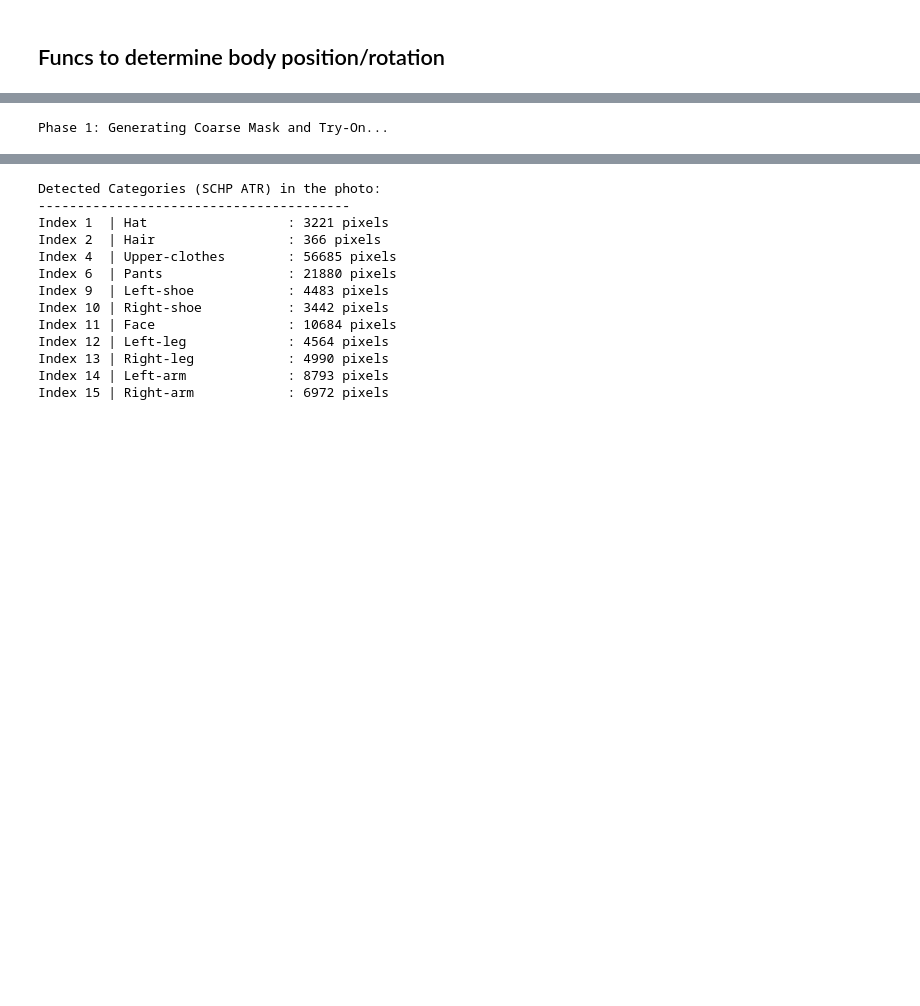
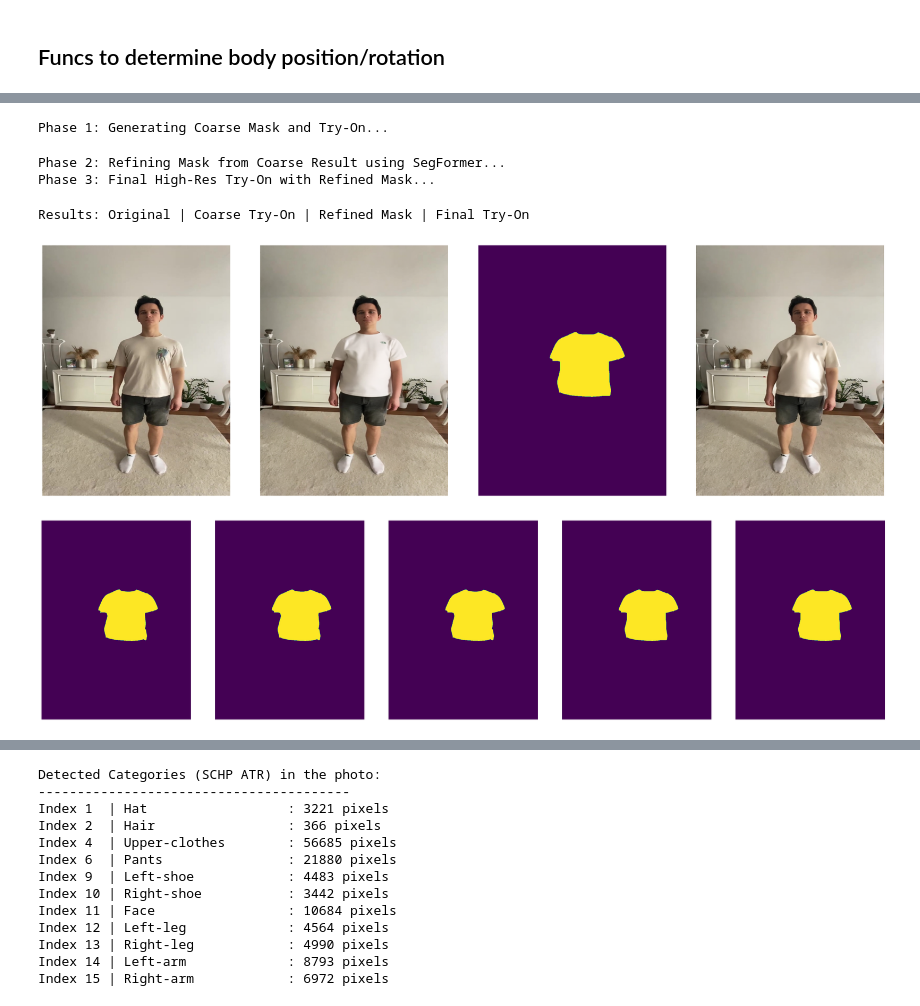
Before and after one commit to Eikthyrnir/CatVTON_3DGS, a Jupyter notebook: CatVTON_sandbox.ipynb, the cells around one changed output, grey strips where cells are left out. Drawn from its saved outputs; the diff is of its cells as text; code cells hidden in the pictures; blank space fills up the shorter version.

```diff
--- a/CatVTON_sandbox.ipynb
+++ b/CatVTON_sandbox.ipynb
@@ -581,12 +647,23 @@ def two_phase_tryon(person_img, garment_img, automasker, pipeline, mask_refiner_
     # Return all intermediate masks and final results
     return coarse_result, refined_mask, final_result, masks_inbetween
 # %%
-# Run the two-phase pipeline
-coarse_res, refined_mask, final_res, masks_refinement_steps = two_phase_tryon(front_person_img, front_garment_image, automasker, pipeline, schp_refine_mask)
+# Run the two-phase pipeline with the new SegFormer refinement
+coarse_res, refined_mask, final_res, masks_refinement_steps = two_phase_tryon(
+    front_person_img,
+    front_garment_image,
+    automasker,
+    pipeline,
+    segformer_refine_mask # schp_refine_mask
+)
 
 # Show results
 print("Results: Original | Coarse Try-On | Refined Mask | Final Try-On")
 show_multiple_images((front_person_img, coarse_res, refined_mask, final_res))
 show_multiple_images(masks_refinement_steps)
 # %% [output]
 Phase 1: Generating Coarse Mask and Try-On...
+Phase 2: Refining Mask from Coarse Result using SegFormer...
+Phase 3: Final High-Res Try-On with Refined Mask...
+Results: Original | Coarse Try-On | Refined Mask | Final Try-On
+[figure, added]
+[figure, added]
```
Also changed, not shown: parts of 5 cells of this notebook.
